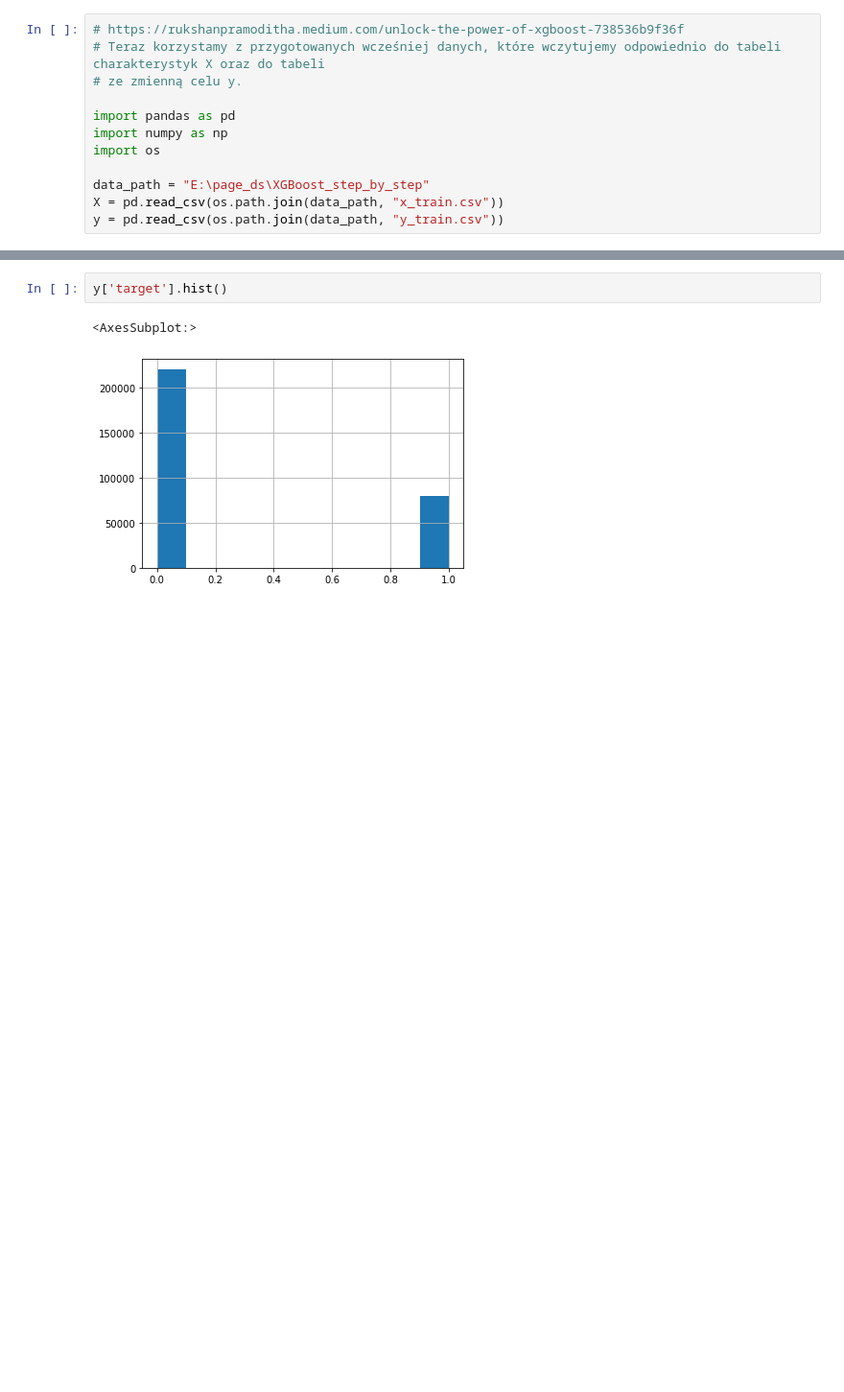
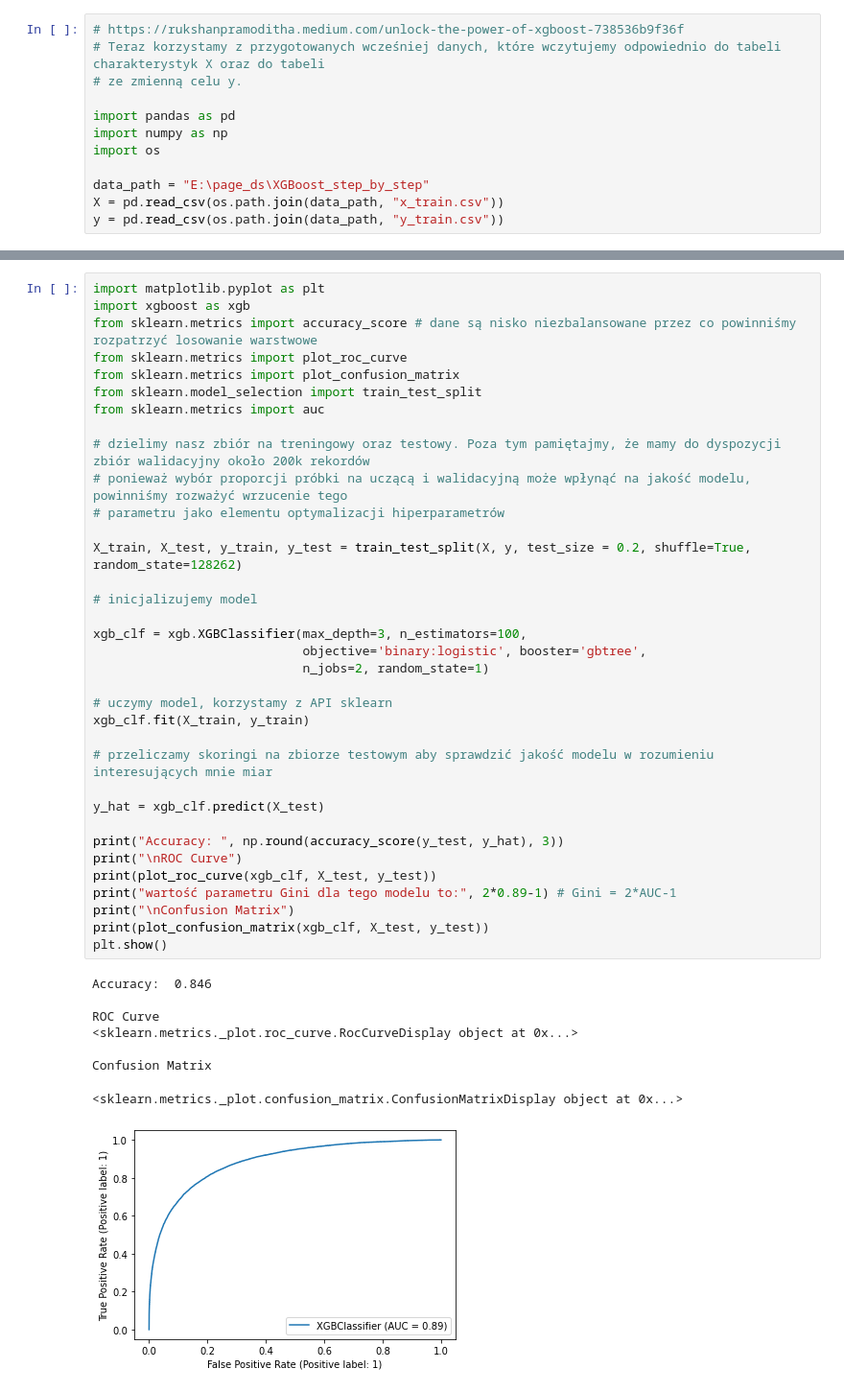
Before and after one commit to krisz17/XGBoost_step_by_step, a Jupyter notebook: 2_xgb_cls.ipynb, the cells around one changed output, grey strips where cells are left out. Shown at 96% size. Cells and saved outputs as stored; diff of their text form; blank space fills up the shorter version.

Commit message:
zmiany po dodaniu przeliczeni modelu bez optymalizatora

```diff
--- a/2_xgb_cls.ipynb
+++ b/2_xgb_cls.ipynb
@@ -36,7 +36,46 @@ dtypes: int64(1)
 memory usage: 2.3 MB
 None
 # %%
-y['target'].hist()
+import matplotlib.pyplot as plt
+import xgboost as xgb
+from sklearn.metrics import accuracy_score # dane są nisko niezbalansowane przez co powinniśmy rozpatrzyć losowanie warstwowe
+from sklearn.metrics import plot_roc_curve
+from sklearn.metrics import plot_confusion_matrix
+from sklearn.model_selection import train_test_split
+from sklearn.metrics import auc
+
+# dzielimy nasz zbiór na treningowy oraz testowy. Poza tym pamiętajmy, że mamy do dyspozycji zbiór walidacyjny około 200k rekordów
+# ponieważ wybór proporcji próbki na uczącą i walidacyjną może wpłynąć na jakość modelu, powinniśmy rozważyć wrzucenie tego
+# parametru jako elementu optymalizacji hiperparametrów
+
+X_train, X_test, y_train, y_test = train_test_split(X, y, test_size = 0.2, shuffle=True, random_state=128262)
+
+# inicjalizujemy model
+
+xgb_clf = xgb.XGBClassifier(max_depth=3, n_estimators=100,
+                            objective='binary:logistic', booster='gbtree',
+                            n_jobs=2, random_state=1)
+
+# uczymy model, korzystamy z API sklearn
+xgb_clf.fit(X_train, y_train)
+
+# przeliczamy skoringi na zbiorze testowym aby sprawdzić jakość modelu w rozumieniu interesujących mnie miar
+
+y_hat = xgb_clf.predict(X_test)
+
+print("Accuracy: ", np.round(accuracy_score(y_test, y_hat), 3))
+print("\nROC Curve")
+print(plot_roc_curve(xgb_clf, X_test, y_test))
+print("wartość parametru Gini dla tego modelu to:", 2*0.89-1) # Gini = 2*AUC-1
+print("\nConfusion Matrix")
+print(plot_confusion_matrix(xgb_clf, X_test, y_test))
+plt.show()
 # %% [output]
-<AxesSubplot:>
+Accuracy:  0.846
+
+ROC Curve
+<sklearn.metrics._plot.roc_curve.RocCurveDisplay object at 0x...>
+
+Confusion Matrix
+<sklearn.metrics._plot.confusion_matrix.ConfusionMatrixDisplay object at 0x...>
-[figure, old version]
+[figure, new version]
```
Also changed, not shown: parts of 2 cells of this notebook.
